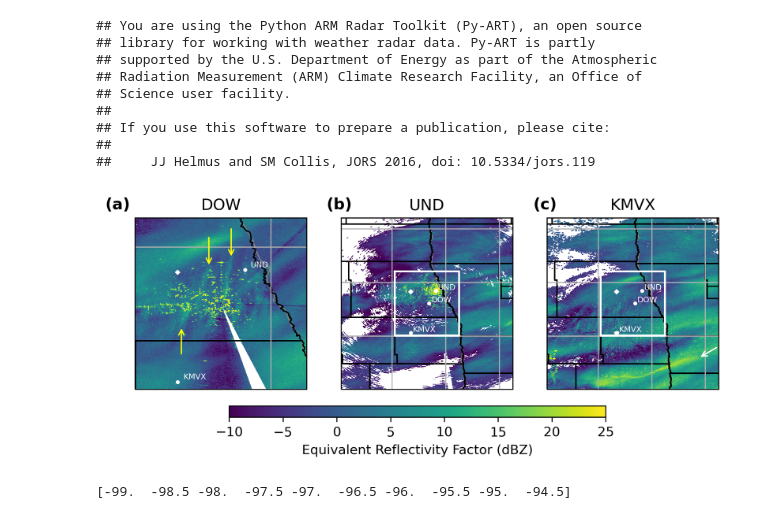
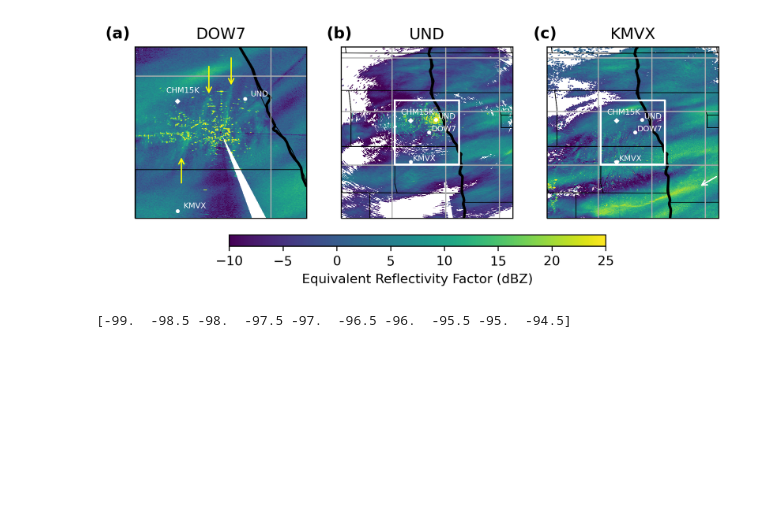
Before and after one commit to KennedyClouds/BAMS_2021, a Jupyter notebook: Radar_Fig.ipynb, the cells around one changed output. Saved outputs shown, nothing was run; the diff lists cells and outputs as text; code cells hidden in the pictures; blank space fills up the shorter version.

```diff
--- a/Radar_Fig.ipynb
+++ b/Radar_Fig.ipynb
@@ -7,6 +7,8 @@ import pyart
 import netCDF4
 import os
 import cartopy.crs as ccrs
+import cartopy.feature as cfeature
+
 import numpy as np
 import metpy
 import matplotlib.pyplot as plt
@@ -81,13 +83,16 @@ display_DOW.plot_ppi_map('DBZHC',
         fig = fig,
         lat_0 = center_lat,
         lon_0 = center_lon,
-        title = 'DOW',
+        title = 'DOW7',
         cmap = 'viridis',
         lat_lines=np.arange(45, 49, 0.5),
         lon_lines=np.arange(-99, -94, 0.5))
-ax1.add_feature(USCOUNTIES.with_scale('5m'))
+ax1.add_feature(USCOUNTIES.with_scale('20m'),linewidth=0.5)
+ax1.add_feature(cfeature.NaturalEarthFeature(category='cultural',
+    name='admin_1_states_provinces_lines',scale='10m',linewidth=2,facecolor='none'),edgecolor='black')
 ax1.text(-.1, 1.05,'(a)',horizontalalignment='center',fontsize=12,transform=ax1.transAxes,weight='bold')
 ax1.plot(-97.3254,47.9117,color='white',transform=ccrs.PlateCarree(),marker='D',zorder=2,markersize=2)
+ax1.text(-97.3654, 47.9417,'CHM15K',color='white',transform=ccrs.PlateCarree(),fontsize=6,zorder=2)
 ax1.plot(-97.09, 47.92,color='white',transform=ccrs.PlateCarree(),marker='o',zorder=2,markersize=2)
 ax1.text(-97.07, 47.93,'UND',color='white',transform=ccrs.PlateCarree(),fontsize=6)
 ax1.plot(center_lon_MVX, center_lat_MVX,color='white',transform=ccrs.PlateCarree(),marker='o',zorder=2,markersize=2)
@@ -122,13 +127,15 @@ display_UND.plot_ppi_map('reflectivity',
         gatefilter = gatefilter,
         lat_lines=np.arange(45, 49, 0.5),
         lon_lines=np.arange(-99, -94, 0.5))
-ax2.add_feature(USCOUNTIES.with_scale('5m'))
-
+ax2.add_feature(USCOUNTIES.with_scale('20m'),linewidth=0.5)
+ax2.add_feature(cfeature.NaturalEarthFeature(category='cultural',
+    name='admin_1_states_provinces_lines',scale='10m',linewidth=2,facecolor='none'),edgecolor='black')
 ax2.text(-.01, 1.05,'(b)',horizontalalignment='center',fontsize=12,transform=ax2.transAxes,weight='bold')
 ax2.plot(dowlons, dowlats, transform=ccrs.PlateCarree(),linewidth=1.5,color="white",zorder=2)
 ax2.plot(-97.3254,47.9117,color='white',transform=ccrs.PlateCarree(),marker='D',zorder=2,markersize=2)
+ax2.text(-97.4154, 47.9717,'CHM15K',color='white',transform=ccrs.PlateCarree(),fontsize=6,zorder=2)
 ax2.plot(-97.1547, 47.8025,color='white',transform=ccrs.PlateCarree(),marker='o',zorder=2,markersize=2)
-ax2.text(-97.1347, 47.8125,'DOW',color='white',transform=ccrs.PlateCarree(),fontsize=6)
+ax2.text(-97.1347, 47.8125,'DOW7',color='white',transform=ccrs.PlateCarree(),fontsize=6)
 ax2.plot(-97.09, 47.92,color='white',transform=ccrs.PlateCarree(),marker='o',zorder=2,markersize=2)
 ax2.text(-97.07, 47.93,'UND',color='white',transform=ccrs.PlateCarree(),fontsize=6)
 ax2.plot(center_lon_MVX, center_lat_MVX,color='white',transform=ccrs.PlateCarree(),marker='o',zorder=2,markersize=2)
@@ -147,45 +154,39 @@ display_MVX.plot_ppi_map('reflectivity',
         max_lat = max_lat,
         resolution = '10m',
         projection = projection,
         colorbar_flag = 0,
         fig = fig,
         lat_0 = center_lat,
         lon_0 = center_lon,
         title = 'KMVX',
         cmap = 'viridis',
         lat_lines=np.arange(45, 49, 0.5),
         lon_lines=np.arange(-99, -94, 0.5))
-ax3.add_feature(USCOUNTIES.with_scale('5m'))
+ax3.add_feature(USCOUNTIES.with_scale('20m'),linewidth=0.5)
+ax3.add_feature(cfeature.NaturalEarthFeature(category='cultural',
+    name='admin_1_states_provinces_lines',scale='10m',linewidth=2,facecolor='none'),edgecolor='black')
 ax3.text(-.01, 1.05,'(c)',horizontalalignment='center',fontsize=12,transform=ax3.transAxes,weight='bold')
 ax3.plot(dowlons, dowlats, transform=ccrs.PlateCarree(),linewidth=1.5,color="white",zorder=2)
 ax3.plot(-97.3254,47.9117,color='white',transform=ccrs.PlateCarree(),marker='D',zorder=2,markersize=2)
+ax3.text(-97.4154, 47.9717,'CHM15K',color='white',transform=ccrs.PlateCarree(),fontsize=6,zorder=2)
 ax3.plot(-97.1547, 47.8025,color='white',transform=ccrs.PlateCarree(),marker='o',zorder=2,markersize=2)
-ax3.text(-97.1347, 47.8125,'DOW',color='white',transform=ccrs.PlateCarree(),fontsize=6)
+ax3.text(-97.1347, 47.8125,'DOW7',color='white',transform=ccrs.PlateCarree(),fontsize=6)
 ax3.plot(-97.09, 47.92,color='white',transform=ccrs.PlateCarree(),marker='o',zorder=2,markersize=2)
 ax3.text(-97.07, 47.93,'UND',color='white',transform=ccrs.PlateCarree(),fontsize=6)
 ax3.plot(center_lon_MVX, center_lat_MVX,color='white',transform=ccrs.PlateCarree(),marker='o',zorder=2,markersize=2)
 ax3.text(center_lon_MVX+.02, center_lat_MVX+.01,'KMVX',color='white',transform=ccrs.PlateCarree(),fontsize=6)
 ax3.annotate("",xy=(0.88, 0.18), xycoords='axes fraction',xytext=(1, 0.25), textcoords='axes fraction',
             arrowprops=dict(arrowstyle="->",connectionstyle="arc3",color="white"))
 #Setup colorbar
 colorbar_panel_axes = [0.25, 0.2, 0.5, 0.03]
 cbax = fig.add_axes(colorbar_panel_axes)
 display_MVX.plot_colorbar(cax=cbax,orient='horizontal', label='Equivalent Reflectivity Factor (dBZ)')
 plt.tight_layout()
 
 plt.savefig('BAMS_3_panel_radar_0840UTC.png',bbox_inches='tight')
 plt.show()
 # %% [output]
-## You are using the Python ARM Radar Toolkit (Py-ART), an open source
-## library for working with weather radar data. Py-ART is partly
-## supported by the U.S. Department of Energy as part of the Atmospheric
-## Radiation Measurement (ARM) Climate Research Facility, an Office of
-## Science user facility.
-##
-## If you use this software to prepare a publication, please cite:
-##
-##     JJ Helmus and SM Collis, JORS 2016, doi: 10.5334/jors.119
-[figure, old version]
+[figure, new version]
 # %%
 print(np.arange(-99,-94, 0.5))
 # %% [output]
```
Also changed, not shown: 8 other files.
